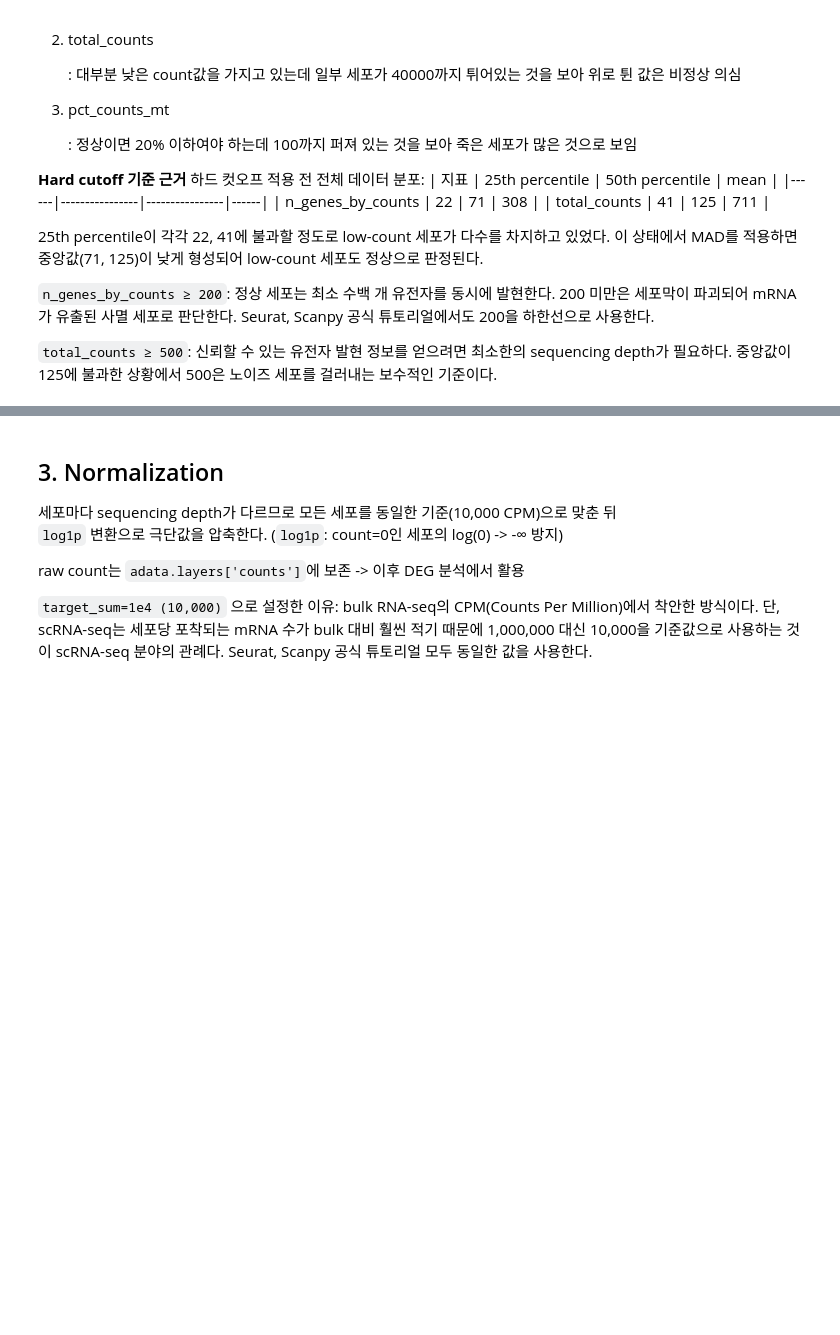
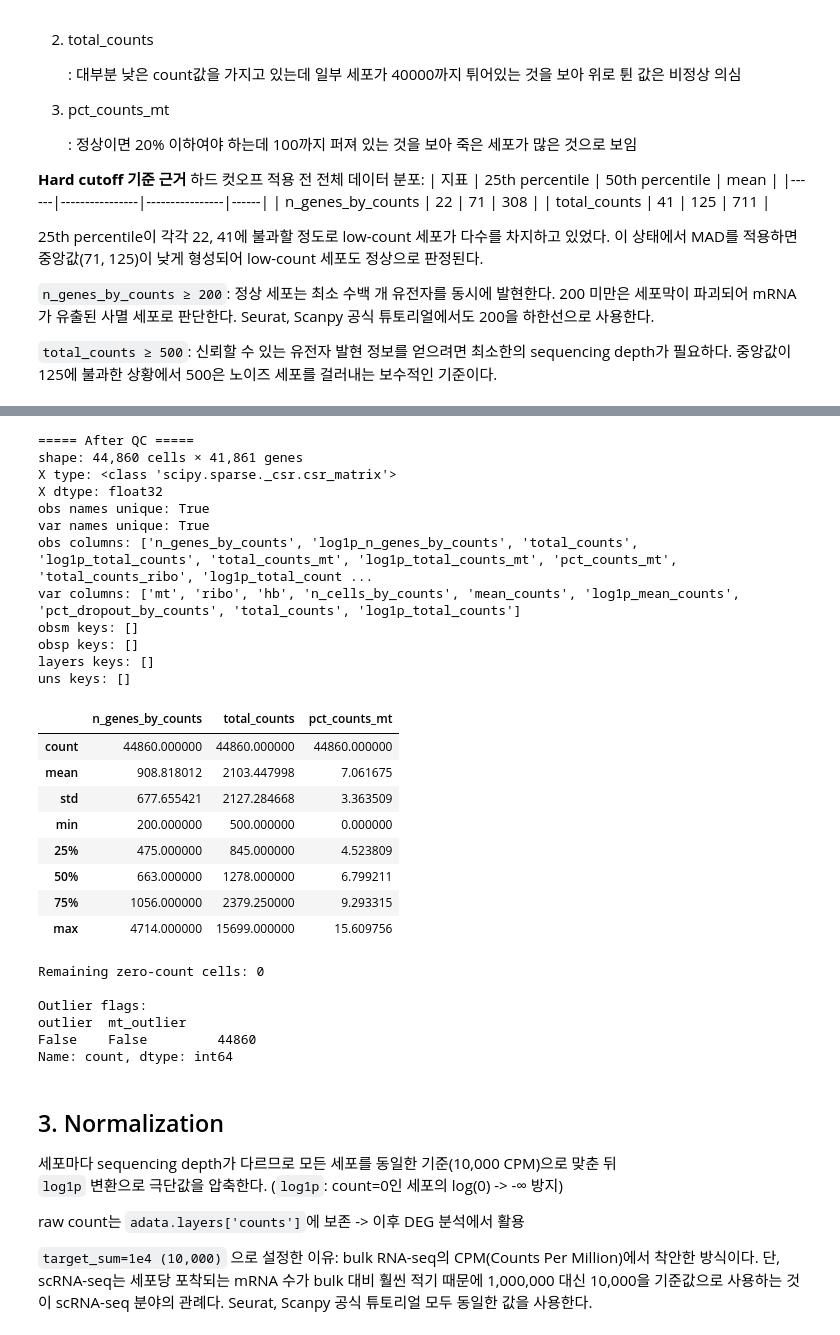
Before and after one commit to boeun02/scRNA-seq-Cancer-Immunology-Analysis, a Jupyter notebook: phase1_scrna/01_geo_pipeline.ipynb, the cells around one changed output, grey strips where cells are left out. Drawn from its saved outputs; the diff is of its cells as text; code cells hidden in the pictures; blank space fills up the shorter version.

```diff
--- a/phase1_scrna/01_geo_pipeline.ipynb
+++ b/phase1_scrna/01_geo_pipeline.ipynb
@@ -38,3 +45,19 @@ print(f"scanpy {sc.__version__}")
+# %%
+def report_adata_state(adata, step_name: str, show_keys: bool = True):
+    """AnnData의 핵심 상태를 단계별로 출력한다."""
+    print(f"\n===== {step_name} =====")
+    print(f"shape: {adata.n_obs:,} cells × {adata.n_vars:,} genes")
+    print(f"X type: {type(adata.X)}")
+    print(f"X dtype: {getattr(adata.X, 'dtype', 'N/A')}")
+    print(f"obs names unique: {adata.obs_names.is_unique}")
+    print(f"var names unique: {adata.var_names.is_unique}")
+    if show_keys:
+        print(f"obs columns: {list(adata.obs.columns)[:12]}{' ...' if len(adata.obs.columns) > 12 else ''}")
+        print(f"var columns: {list(adata.var.columns)[:12]}{' ...' if len(adata.var.columns) > 12 else ''}")
+        print(f"obsm keys: {list(adata.obsm.keys())}")
+        print(f"obsp keys: {list(adata.obsp.keys())}")
+        print(f"layers keys: {list(adata.layers.keys())}")
+        print(f"uns keys: {list(adata.uns.keys())[:12]}{' ...' if len(adata.uns.keys()) > 12 else ''}")
 # %% [markdown]
 ## 1. Load & Merge Raw Samples
 
@@ -172,3 +244,40 @@ sc.pl.violin(adata, ['n_genes_by_counts', 'total_counts', 'pct_counts_mt'],
+# %%
+report_adata_state(adata, "After QC")
+
+qc_summary = adata.obs[['n_genes_by_counts', 'total_counts', 'pct_counts_mt']].describe()
+display(qc_summary)
+
+print("\nRemaining zero-count cells:", int((adata.obs['total_counts'] == 0).sum()))
+print("\nOutlier flags:")
+print(adata.obs[['outlier', 'mt_outlier']].value_counts())
+# %% [output]
+===== After QC =====
+shape: 44,860 cells × 41,861 genes
+X type: <class 'scipy.sparse._csr.csr_matrix'>
+X dtype: float32
+obs names unique: True
+var names unique: True
+obs columns: ['n_genes_by_counts', 'log1p_n_genes_by_counts', 'total_counts', 'log1p_total_counts', 'total_counts_mt', 'log1p_total_counts_mt', 'pct_counts_mt', 'total_counts_ribo', 'log1p_total_count ...
+var columns: ['mt', 'ribo', 'hb', 'n_cells_by_counts', 'mean_counts', 'log1p_mean_counts', 'pct_dropout_by_counts', 'total_counts', 'log1p_total_counts']
+obsm keys: []
+obsp keys: []
+layers keys: []
+uns keys: []
+|  | n_genes_by_counts | total_counts | pct_counts_mt |
+| count | 44860.000000 | 44860.000000 | 44860.000000 |
+| mean | 908.818012 | 2103.447998 | 7.061675 |
+| std | 677.655421 | 2127.284668 | 3.363509 |
+| min | 200.000000 | 500.000000 | 0.000000 |
+| 25% | 475.000000 | 845.000000 | 4.523809 |
+| 50% | 663.000000 | 1278.000000 | 6.799211 |
+| 75% | 1056.000000 | 2379.250000 | 9.293315 |
+| max | 4714.000000 | 15699.000000 | 15.609756 |
+Remaining zero-count cells: 0
+
+Outlier flags:
+outlier  mt_outlier
+False    False         44860
+Name: count, dtype: int64
 # %% [markdown]
 ## 3. Normalization
 
```
Also changed, not shown: parts of 21 cells of this notebook, 1 other file.
